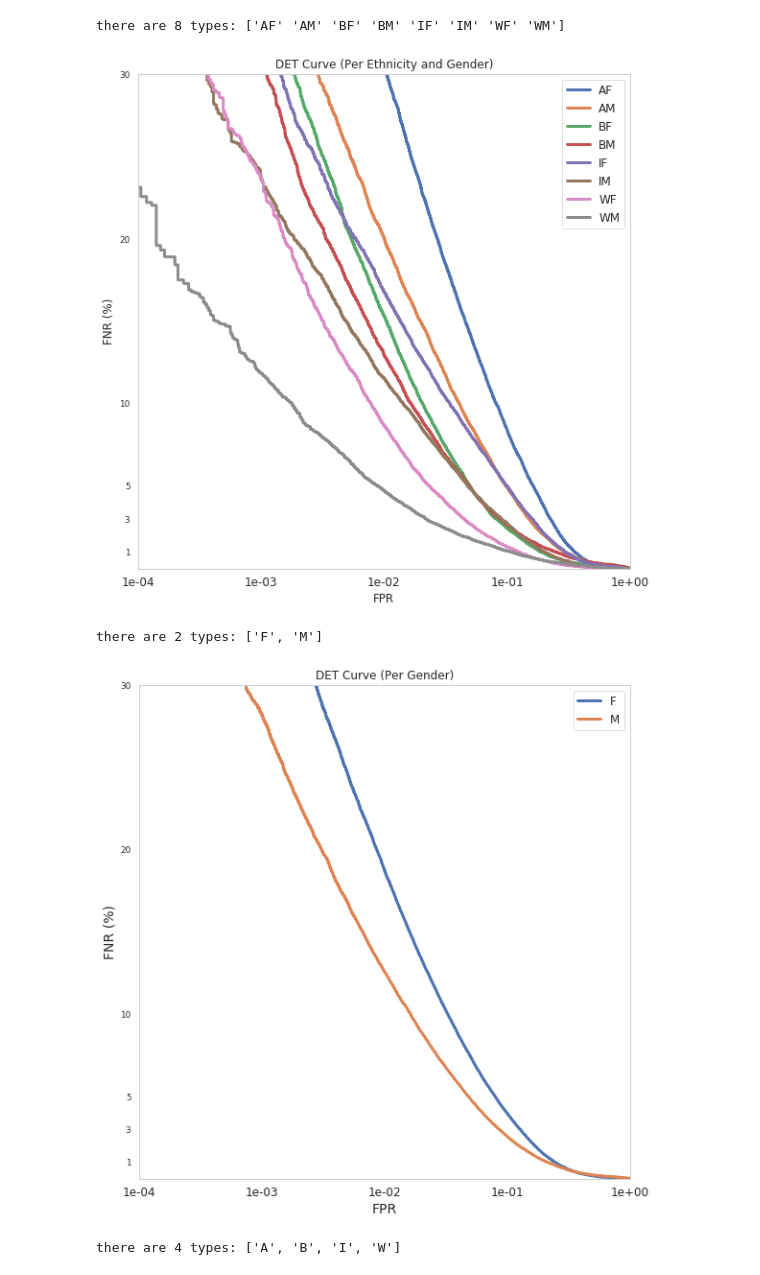
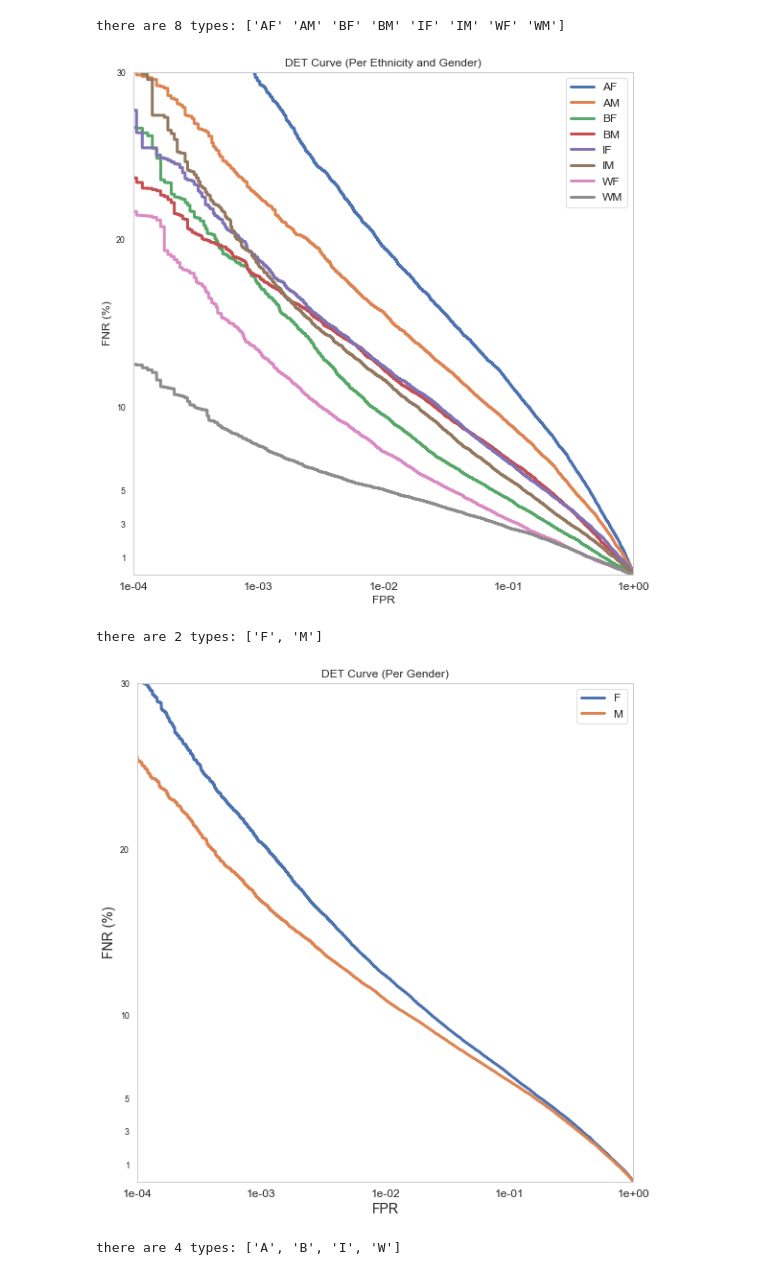
Before and after one commit to visionjo/facerec-bias-bfw, a Jupyter notebook: code/notebooks/3_calculate_and_display_det_curves.ipynb, the cells around one changed output. Saved outputs shown, nothing was run; the diff lists cells and outputs as text; code cells hidden in the pictures.

```diff
--- a/code/notebooks/3_calculate_and_display_det_curves.ipynb
+++ b/code/notebooks/3_calculate_and_display_det_curves.ipynb
@@ -36,20 +37,20 @@ sns.set_context("paper", rc={"font.size": fontsize, "axes.titlesize": fontsize,
 ticks_to_use_x=(1e-5, 1e-4, 1e-3, 1e-2, 1e-1, 1e-0)
 
 # datatable (See Load Data)
-f_datatable = '../../data/bfw-v0.1.5-datatable.pkl'
+dir_data = '../../data/bfw-data/bfw/'
+dir_features = f'{dir_data}features/sphereface/'
+f_datatable = f'{dir_data}meta/bfw-v0.1.5-datatable.pkl'
+use_feature = 'sphereface'
 
-dir_out = '../../results/sdm/baseline/'
-dir_interm_out = '../../data/interm/sdm/'
+dir_results = f"../../results/{use_feature}/"
+makedir(dir_results)
 
-save_plots = False # save plots to disc, in folder 'dir_out'
-save_intermediate = False # save data to replot det curves without waiting for calculations
+
+save_plots = True # save plots to disc, in folder 'dir_out'
+save_intermediate = True # save data to replot det curves without waiting for calculations
 overwrite_existing = False # only save if files do not exist
 
 opts = [{'color': 'g', 'alpha': 0.7, 'norm_hist': True}, {'color': 'r', 'alpha': 0.7, 'norm_hist': True}] # currently not used
-if save_intermediate:
-    pathlib.Path(dir_interm_out).mkdir(parents=True,exist_ok=True)
-if save_plots:
-    pathlib.Path(dir_out).mkdir(parents=True,exist_ok=True)
 # %% [markdown]
 ## Load the data
 
@@ -62,7 +63,7 @@ Scores for pairs are assumed to be calculated and added as column of datatable.
 **Note** that the demo uses scores from setnet50, as it creates a column *score* with the respective values. Just set *score* column to any set of scores that are intended for analysis.
 # %%
 data = load_bfw_datatable(f_datatable)
-data['score'] = data['senet50']
+data['score'] = data[use_feature]
 data.head()
 # %% [output]
 |  | fold | p1 | p2 | label | id1 | id2 | att1 | att2 | vgg16 | resnet50 | senet50 | ... |
@@ -85,37 +86,37 @@ li_subgroups = subgroups.groups
 fig = plt.figure(figsize=(8, 8), constrained_layout=True)
 gs = fig.add_gridspec(1, 3)
 
 ax1 = fig.add_subplot(gs[0, :])
 for i, subgroup in enumerate(li_subgroups):
     # for each subgroup
-    fout = f"{dir_out}/det_data_{subgroup}.pkl"
+    fout = f"{dir_results}/det_data_{subgroup}.pkl"
     if pathlib.Path(fout).is_file() and not overwrite_existing:
         det_data = pd.read_pickle(fout)
         fpr, fnr, thresholds = det_data['fpr'], det_data['fnr'], det_data['thresholds']
     else:
         df_subgroup = subgroups.get_group(subgroup)
         labels, scores = df_subgroup['label'].values.astype(int), df_subgroup['score'].values
         fpr, fnr, thresholds = calculate_det_curves(labels, scores)
         if save_intermediate:
             pd.to_pickle({'fpr': fpr, 'fnr': fnr, 'thresholds': thresholds}, fout)
     ax1 = draw_det_curve(fpr, fnr, ax=ax1, label=subgroup, fontsize=fontsize,title='DET Curve (Per Ethnicity and Gender)')
 
 ax1.xaxis.set_major_formatter(mtick.FormatStrFormatter('%.e'))
 plt.minorticks_off()
 ax1.set_ylabel('FNR (%)',fontsize=fontsize)
 ax1.set_xlabel('FPR', fontsize=fontsize)
 plt.legend(fontsize=fontsize)
 ax1.set_xlim([1e-4, 1])
 ax1.set_ylim([0, 30])
 
 for tick in ax1.xaxis.get_major_ticks():
     tick.label.set_fontsize(12)
 plt.grid(False)
 if save_plots and overwrite_existing:
-    plt.savefig(f"{dir_out}/curve_subgroups.pdf")
-    plt.savefig(f"{dir_out}/curve_subgroups.png")
+    plt.savefig(f"{dir_results}curve_subgroups.pdf")
+    plt.savefig(f"{dir_results}curve_subgroups.png")
 # %% [output]
-[figure, old version]
+[figure, new version]
 # %%
 subgroups = data.groupby('g1')
 li_subgroups = subgroups.groups
@@ -130,7 +131,7 @@ gs = fig.add_gridspec(1, 3)
 ax1 = fig.add_subplot(gs[0, :])
 for i, subgroup in enumerate(li_subgroups):
     # for each subgroup
-    fout = f"{dir_out}/det_data_{subgroup}.pkl"
+    fout = f"{dir_results}/det_data_{subgroup}.pkl"
     if pathlib.Path(fout).is_file() and not overwrite_existing:
         det_data = pd.read_pickle(fout)
         fpr, fnr, thresholds = det_data['fpr'], det_data['fnr'], det_data['thresholds']
@@ -154,10 +155,10 @@ for tick in ax1.xaxis.get_major_ticks():
 plt.grid(False)
 if save_plots and overwrite_existing:
 
-    plt.savefig(f"{dir_out}/curve_genders.pdf")
-    plt.savefig(f"{dir_out}/curve_genders.png")
+    plt.savefig(f"{dir_results}/curve_genders.pdf")
+    plt.savefig(f"{dir_results}/curve_genders.png")
 # %% [output]
-[figure, old version]
+[figure, new version]
 # %%
 subgroups = data.groupby('e1')
 li_subgroups = subgroups.groups
```
Also changed, not shown: parts of 2 cells of this notebook, 2 other files.
